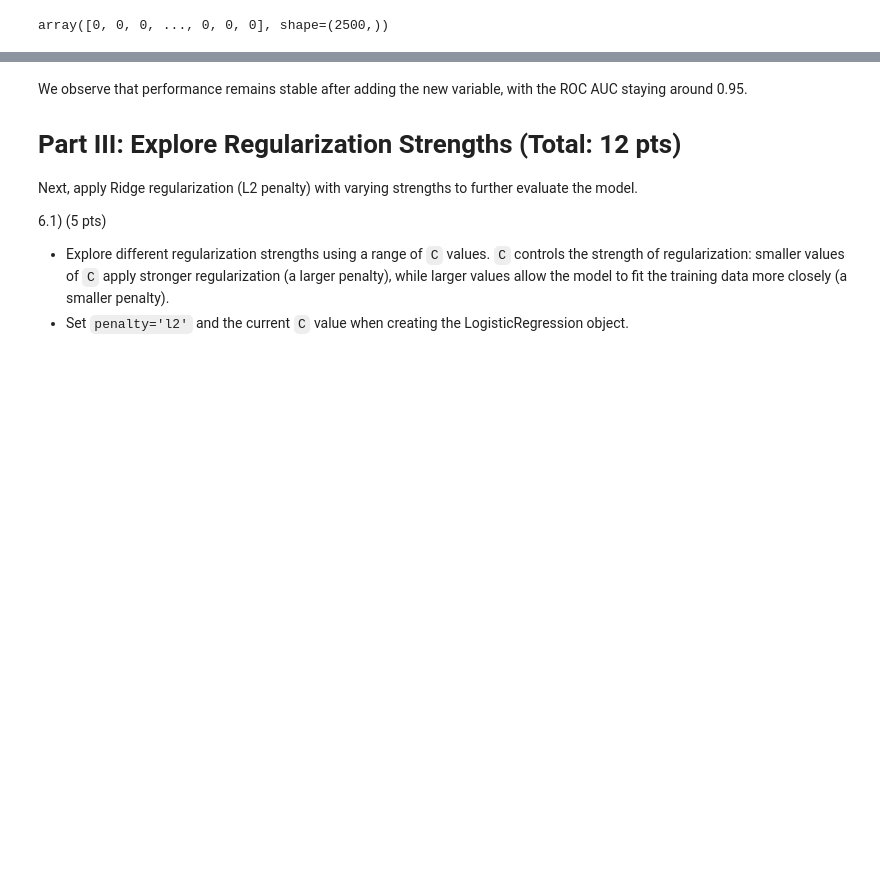
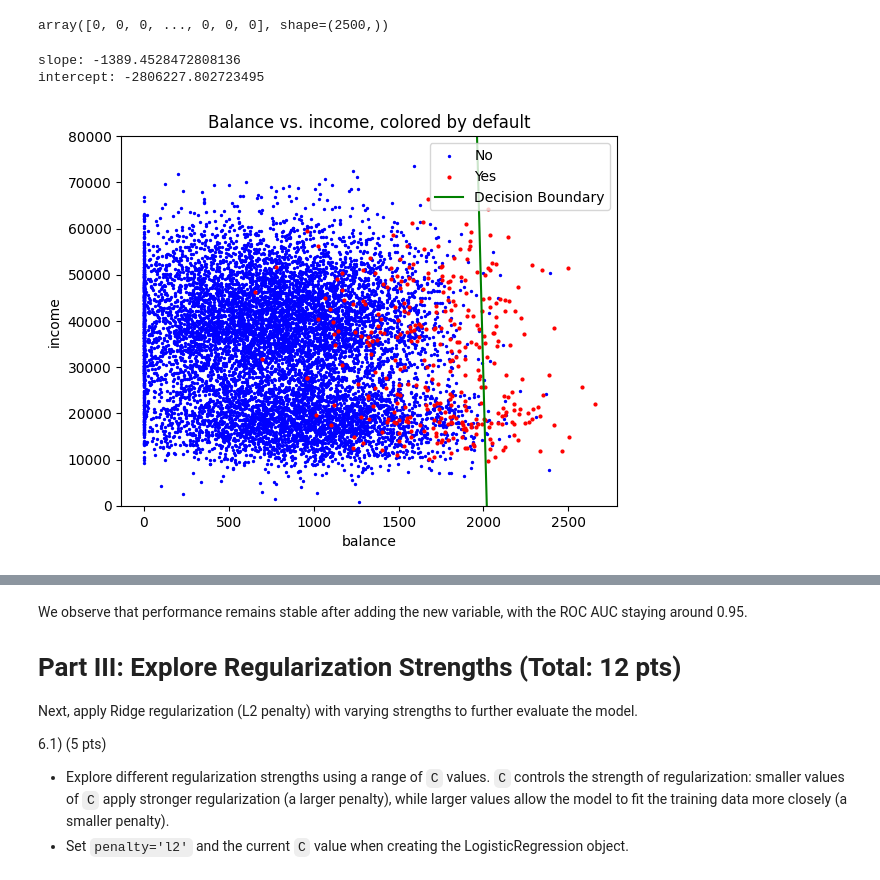
Before and after one commit to bl25845/DATA602_FardinaAlam, a Jupyter notebook: HW4/DATA_602_Homework_4_Part2_Classification.ipynb, the cells around one changed output, grey strips where cells are left out. Drawn from its saved outputs; the diff is of its cells as text; code cells hidden in the pictures; blank space fills up the shorter version.

```diff
--- a/HW4/DATA_602_Homework_4_Part2_Classification.ipynb
+++ b/HW4/DATA_602_Homework_4_Part2_Classification.ipynb
@@ -210,29 +209,37 @@ log_reg.predict(X_test)
 array([0, 0, 0, ..., 0, 0, 0], shape=(2500,))
 # %%
 # Plot the decision boundary as a line
-
+# YOUR CODE
 b = log_reg.intercept_[0]
 w1, w2, w3 = log_reg.coef_[0]
+
+# finding the decision boundary when student_Yes is fixed to 1
 slope = -w1 / w2
-intercept = b / w2
+intercept = (b + w3) / w2
+print(f"slope: {slope} \nintercept: {intercept}")
 
 # DO NOT MODIFY THE CODE BELOW
 
 x_points = np.linspace(1500, 2600, 2000)
 y_points = slope*x_points - intercept
 
 # Create a scatter plot of (balance, income): red if default is Yes, blue if No
-
+# YOUR CODE
 plt.scatter(data_no['balance'], data_no['income'], color='blue', label='No', s=2)
 plt.scatter(data_yes['balance'], data_yes['income'], color='red', label='Yes', s=4)
 
 plt.plot(x_points, y_points, color='green', label='Decision Boundary')
 
+plt.ylim(0, 80000)
 plt.xlabel('balance')
 plt.ylabel('income')
 plt.title('Balance vs. income, colored by default')
 plt.legend()
 plt.show()
+# %% [output]
+slope: -1389.4528472808136
+intercept: -2806227.802723495
+[figure, added]
 # %%
 # Compute the ROC AUC
 import sklearn.metrics
```
Also changed, not shown: parts of 8 cells of this notebook.
